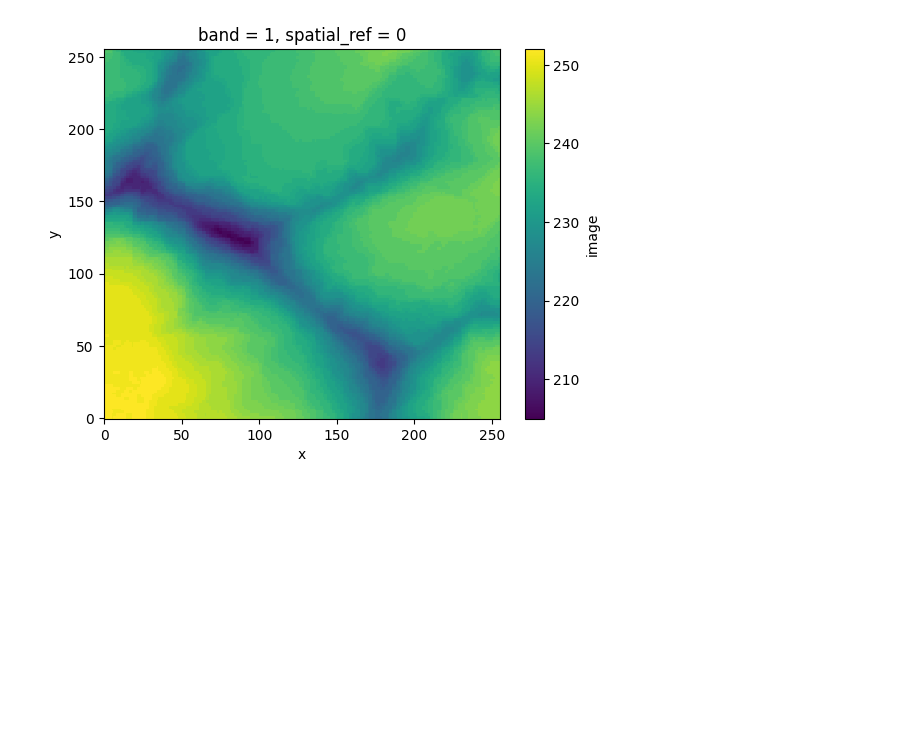
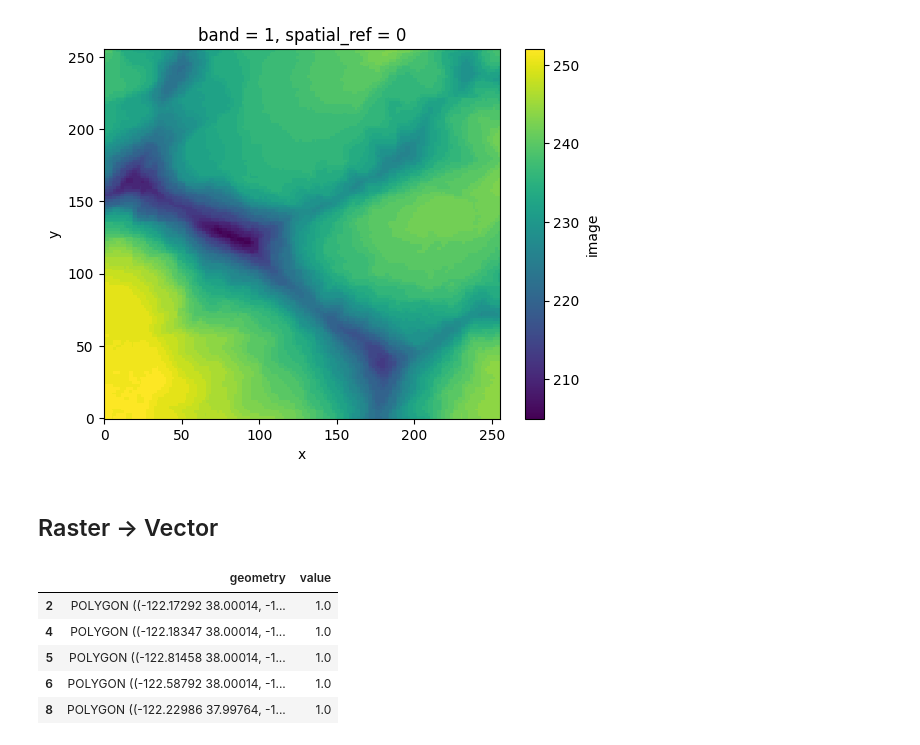
Before and after one commit to fusedio/fused-docs, a Jupyter notebook: docs/basics/transform/raster.ipynb, the cells around one changed output. Saved outputs shown, nothing was run; the diff lists cells and outputs as text; code cells hidden in the pictures; blank space fills up the shorter version.

```diff
--- a/docs/basics/transform/raster.ipynb
+++ b/docs/basics/transform/raster.ipynb
@@ -73,3 +73,40 @@ arr.image.isel(band=0).plot.imshow()
 # %% [output]
 <matplotlib.image.AxesImage at 0x...>
 [figure]
+# %% [markdown]
+## Raster -> Vector
+# %%
+import fused
+
+
+@fused.udf
+def udf():
+    import geopandas as gpd
+    import rasterio
+    import shapely
+    from rasterio.features import shapes
+
+    cog_url = "https://eodata.sage.uvt.ro/copernicus-dem/copernicus-dem-30m/Copernicus_DSM_COG_10_N37_00_W123_00_DEM/Copernicus_DSM_COG_10_N37_00_W123_00_DEM.tif"
+    with rasterio.open(cog_url) as src:
+        arr = src.read()
+        bounds = src.bounds
+        transform = src.transform
+        crs = src.crs
+    arr = (arr > 200).astype("uint8")
+    shapes_list = list(shapes(arr, mask=None, transform=transform))
+    geoms = [shapely.geometry.shape(i[0]) for i in shapes_list]
+    gdf = gpd.GeoDataFrame(
+        shapes_list, geometry=geoms, columns=["geometry", "value"], crs=crs
+    )
+    return gdf[gdf.value == 1]
+
+
+gdf = fused.run(udf=udf, engine="local")
+gdf.head()
+# %% [output]
+|  | geometry | value |
+| 2 | POLYGON ((-122.17292 38.00014, -1... | 1.0 |
+| 4 | POLYGON ((-122.18347 38.00014, -1... | 1.0 |
+| 5 | POLYGON ((-122.81458 38.00014, -1... | 1.0 |
+| 6 | POLYGON ((-122.58792 38.00014, -1... | 1.0 |
+| 8 | POLYGON ((-122.22986 37.99764, -1... | 1.0 |
```
Also changed, not shown: parts of 1 cell of this notebook, 6 other files.
